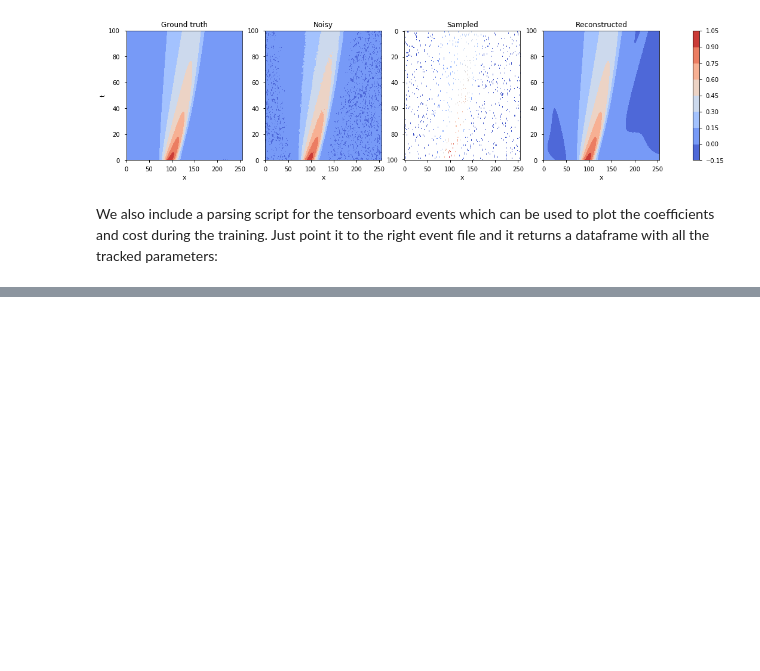
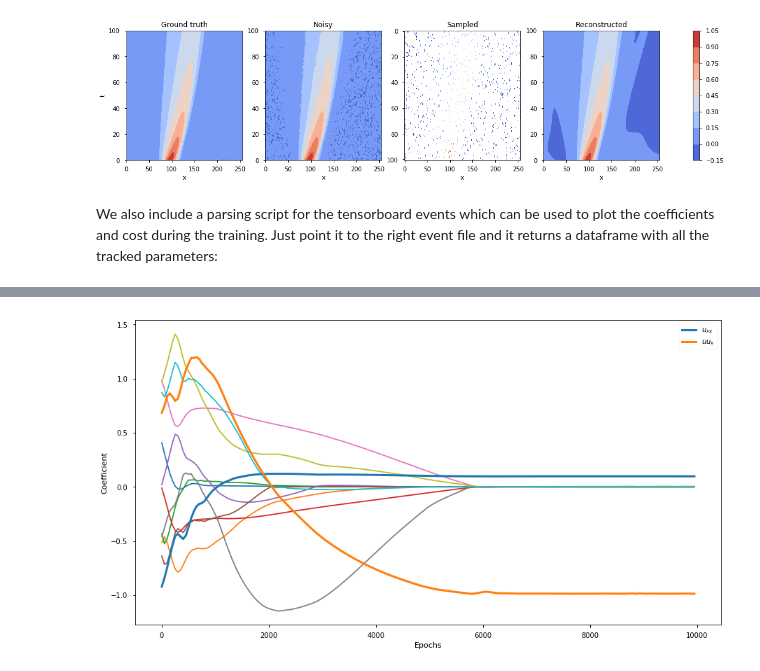
Before and after one commit to PhIMaL/DeePyMoD_tensorflow, a Jupyter notebook: Examples/Burgers.ipynb, the cells around one changed output, grey strips where cells are left out. Saved outputs shown, nothing was run; the diff lists cells and outputs as text; code cells hidden in the pictures; blank space fills up the shorter version.

```diff
--- a/Examples/Burgers.ipynb
+++ b/Examples/Burgers.ipynb
@@ -231,0 +208,16 @@ plt.savefig('paper/figures/2/b/2b.eps', bbox_inches='tight')
+# %%
+fig, ax1 = plt.subplots(ncols=1, nrows=1, figsize=(15, 8.0))
+
+for i in np.arange(12):
+    if i != 2 and i != 5:
+        ax1.plot(df_tb['epoch'], coeffs[:, i])
+
+ax1.plot(df_tb['epoch'], coeffs[:, 2], linewidth=3.0, linestyle='-', label=r'$u_{xx}$')
+ax1.plot(df_tb['epoch'], coeffs[:, 5], linewidth=3.0, linestyle='-', label=r'$uu_{x}$')
+
+ax1.set(xlabel=r'Epochs', ylabel='Coefficient')
+ax1.legend()
+
+plt.show()
+# %% [output]
+[figure, added]
```
Also changed, not shown: parts of 7 cells of this notebook, 5 other files.
